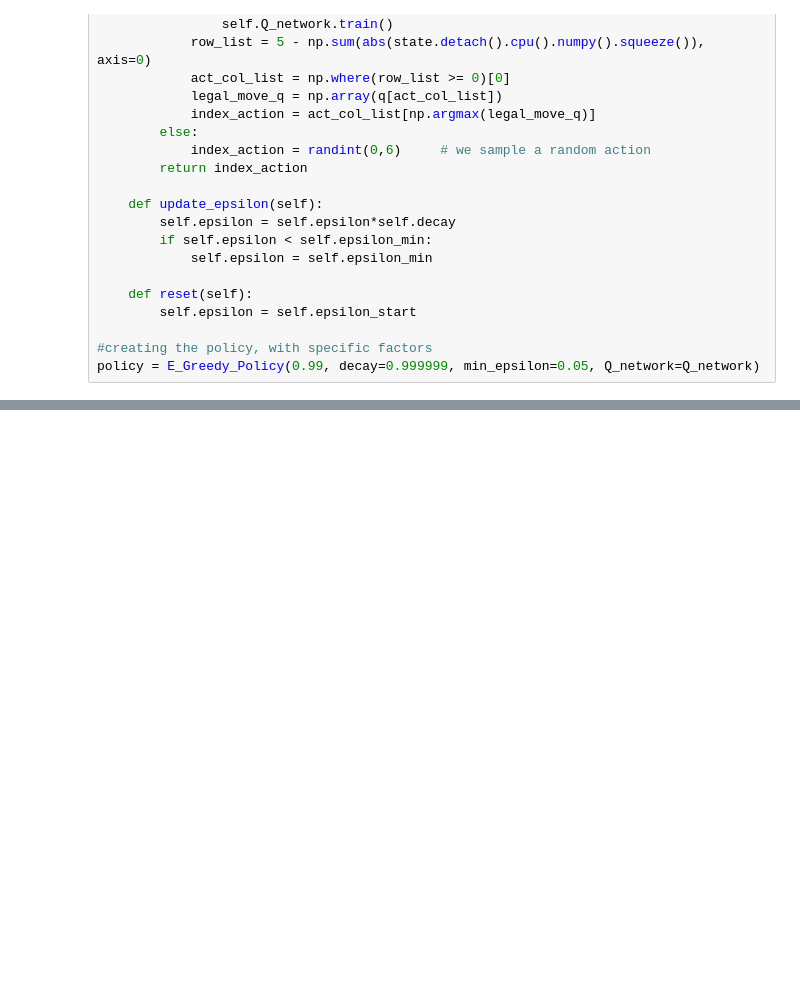
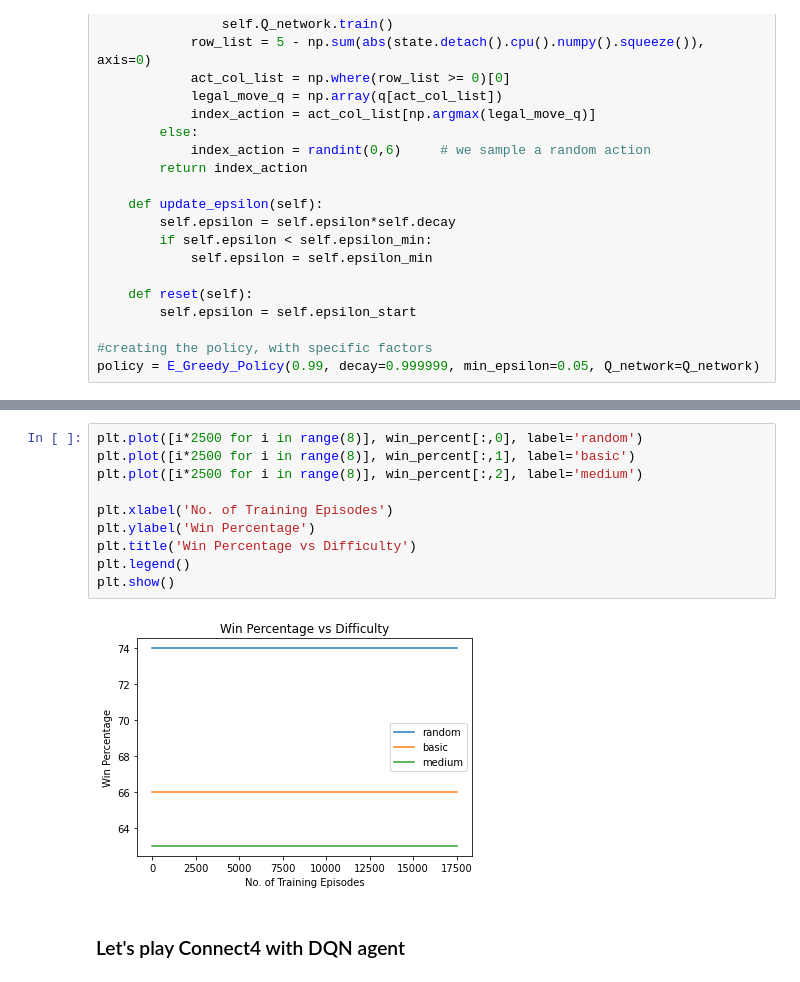
Before and after one commit to chihangs/INM707, a Jupyter notebook: Connect4.ipynb, the cells around one changed output, grey strips where cells are left out. Cells and saved outputs as stored; diff of their text form; blank space fills up the shorter version.

```diff
--- a/Connect4.ipynb
+++ b/Connect4.ipynb
@@ -668 +714,15 @@ Complete
+# %%
+plt.plot([i*2500 for i in range(8)], win_percent[:,0], label='random')
+plt.plot([i*2500 for i in range(8)], win_percent[:,1], label='basic')
+plt.plot([i*2500 for i in range(8)], win_percent[:,2], label='medium')
+
+plt.xlabel('No. of Training Episodes')
+plt.ylabel('Win Percentage')
+plt.title('Win Percentage vs Difficulty')
+plt.legend()
+plt.show()
+# %% [output]
+[figure, added]
+# %% [markdown]
+### Let's play Connect4 with DQN agent
 # %%
```
Also changed, not shown: parts of 29 cells of this notebook.
